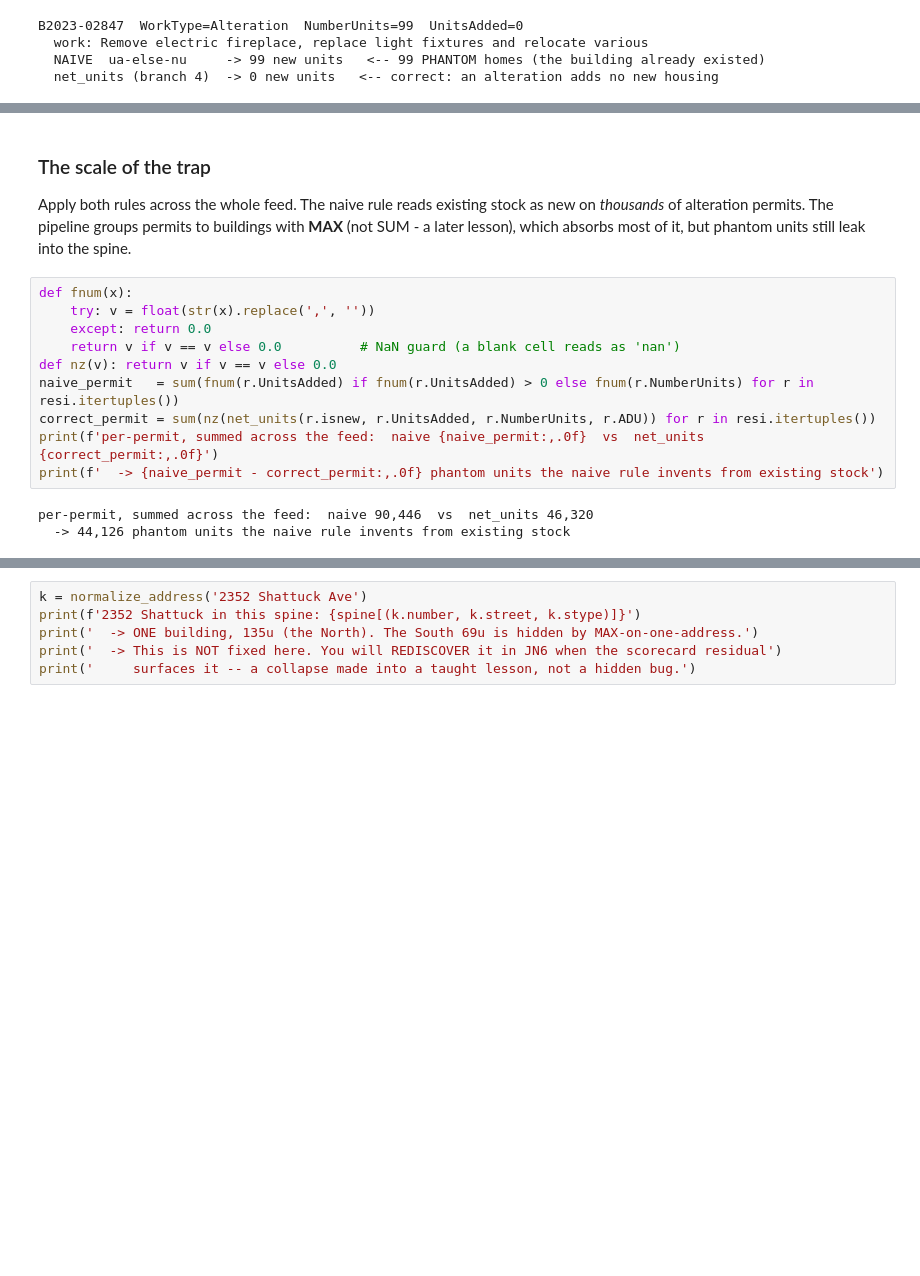
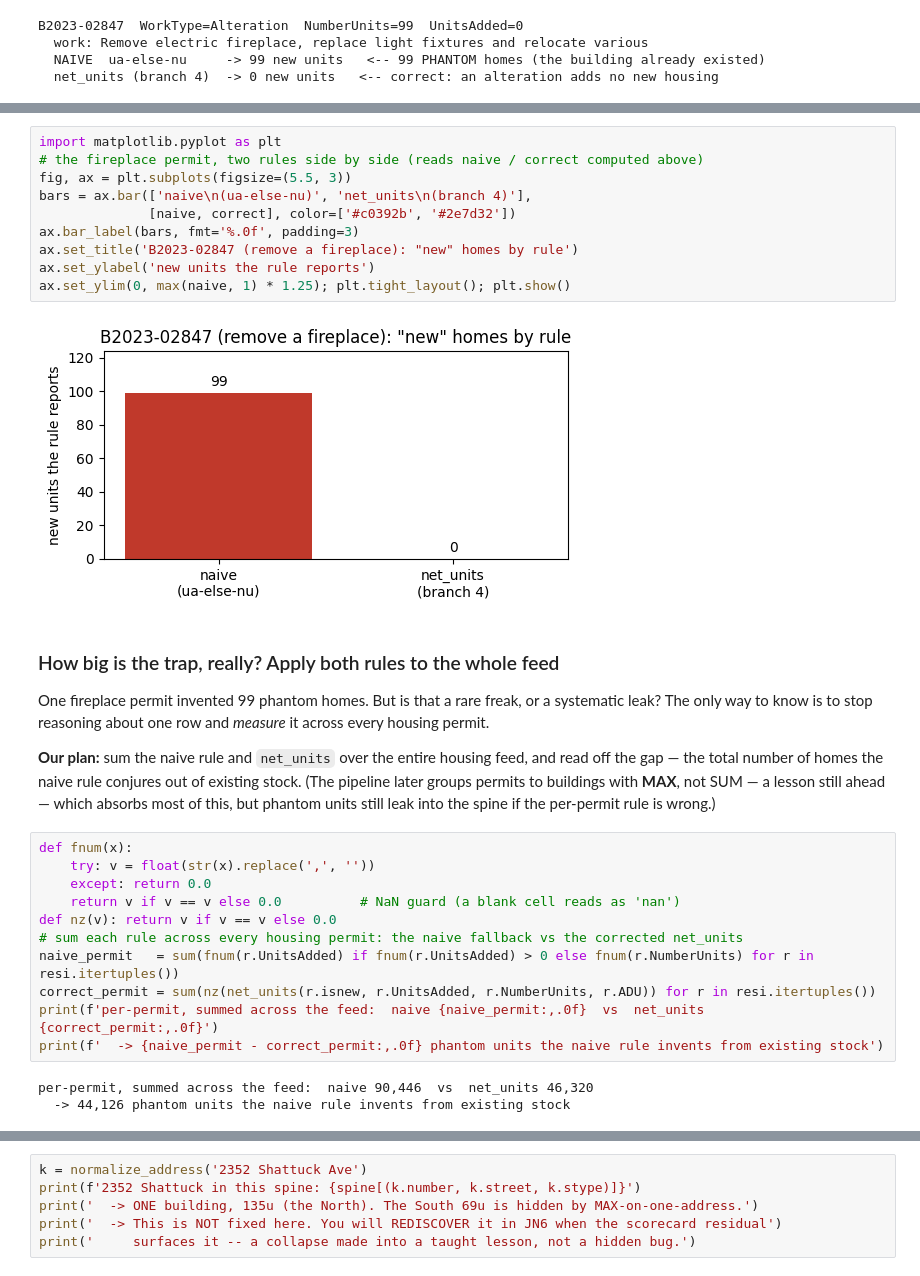
Before and after one commit to blockXblock/berkeley-housing-analysis, a Jupyter notebook: notebooks/curriculum/JN3_spine_units.ipynb, the cells around one changed output, grey strips where cells are left out. Drawn from its saved outputs; the diff is of its cells as text; blank space fills up the shorter version.

```diff
--- a/notebooks/curriculum/JN3_spine_units.ipynb
+++ b/notebooks/curriculum/JN3_spine_units.ipynb
@@ -137,13 +195,28 @@ B2023-02847  WorkType=Alteration  NumberUnits=99  UnitsAdded=0
+# %%
+import matplotlib.pyplot as plt
+# the fireplace permit, two rules side by side (reads naive / correct computed above)
+fig, ax = plt.subplots(figsize=(5.5, 3))
+bars = ax.bar(['naive\n(ua-else-nu)', 'net_units\n(branch 4)'],
+              [naive, correct], color=['#c0392b', '#2e7d32'])
+ax.bar_label(bars, fmt='%.0f', padding=3)
+ax.set_title('B2023-02847 (remove a fireplace): "new" homes by rule')
+ax.set_ylabel('new units the rule reports')
+ax.set_ylim(0, max(naive, 1) * 1.25); plt.tight_layout(); plt.show()
+# %% [output]
+[figure, added]
 # %% [markdown]
-### The scale of the trap
+### How big is the trap, really? Apply both rules to the whole feed
 
-Apply both rules across the whole feed. The naive rule reads existing stock as new on *thousands* of alteration permits. The pipeline groups permits to buildings with **MAX** (not SUM - a later lesson), which absorbs most of it, but phantom units still leak into the spine.
+One fireplace permit invented 99 phantom homes. But is that a rare freak, or a systematic leak? The only way to know is to stop reasoning about one row and *measure* it across every housing permit.
+
+**Our plan:** sum the naive rule and `net_units` over the entire housing feed, and read off the gap — the total number of homes the naive rule conjures out of existing stock. (The pipeline later groups permits to buildings with **MAX**, not SUM — a lesson still ahead — which absorbs most of this, but phantom units still leak into the spine if the per-permit rule is wrong.)
 # %%
 def fnum(x):
     try: v = float(str(x).replace(',', ''))
     except: return 0.0
     return v if v == v else 0.0          # NaN guard (a blank cell reads as 'nan')
 def nz(v): return v if v == v else 0.0
+# sum each rule across every housing permit: the naive fallback vs the corrected net_units
 naive_permit   = sum(fnum(r.UnitsAdded) if fnum(r.UnitsAdded) > 0 else fnum(r.NumberUnits) for r in resi.itertuples())
 correct_permit = sum(nz(net_units(r.isnew, r.UnitsAdded, r.NumberUnits, r.ADU)) for r in resi.itertuples())
 print(f'per-permit, summed across the feed:  naive {naive_permit:,.0f}  vs  net_units {correct_permit:,.0f}')
```
Also changed, not shown: parts of 22 cells of this notebook, 6 other files.
